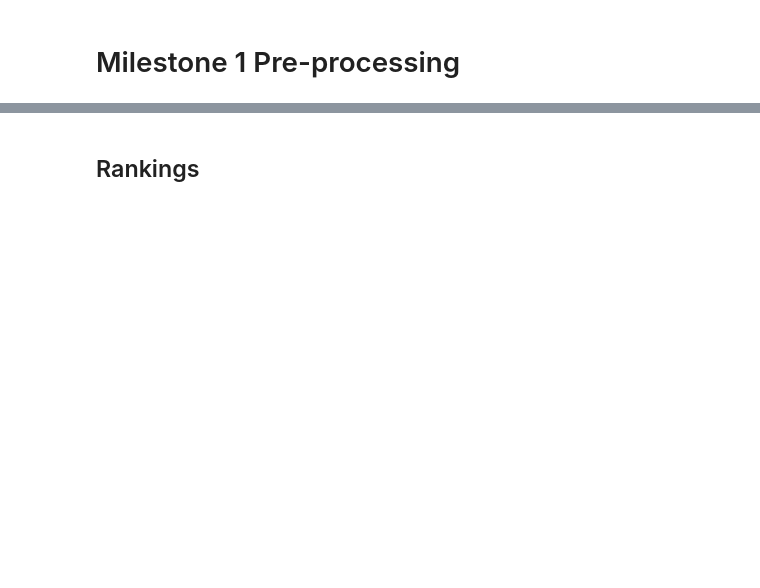
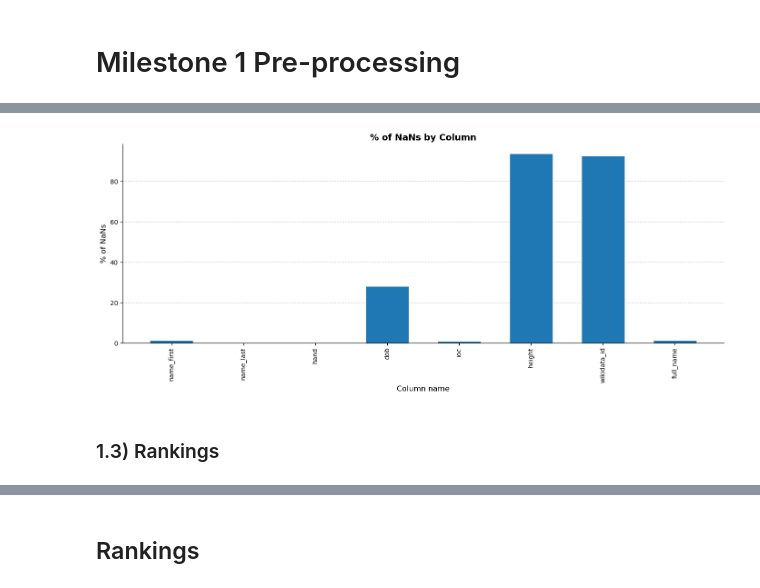
Before and after one commit to com-480-data-visualization/nadal-prime, a Jupyter notebook: M1_preprocessing.ipynb, the cells around one changed output, grey strips where cells are left out. Cells and saved outputs as stored; diff of their text form; code cells hidden in the pictures; blank space fills up the shorter version.

```diff
--- a/M1_preprocessing.ipynb
+++ b/M1_preprocessing.ipynb
@@ -35,0 +63,10 @@ print(df['surface'].unique()[23:])
+# %%
+df_players = pd.read_csv('datasets/tennis_atp/atp_players.csv')
+
+df_players['full_name'] = df_players['name_first']+ " " + df_players['name_last']
+df_players['dob'] = pd.to_datetime(
+    df_players['dob'].astype('Int64').astype(str),
+    format='%Y%m%d',
+    errors='coerce'
+)
+df_players.head()
@@ -35,0 +80,6 @@ print(df['surface'].unique()[23:])
+# %%
+nan_percentage_plot(df_players)
+# %% [output]
+[figure, added]
+# %% [markdown]
+### 1.3) Rankings
```
Also changed, not shown: parts of 23 cells of this notebook.
